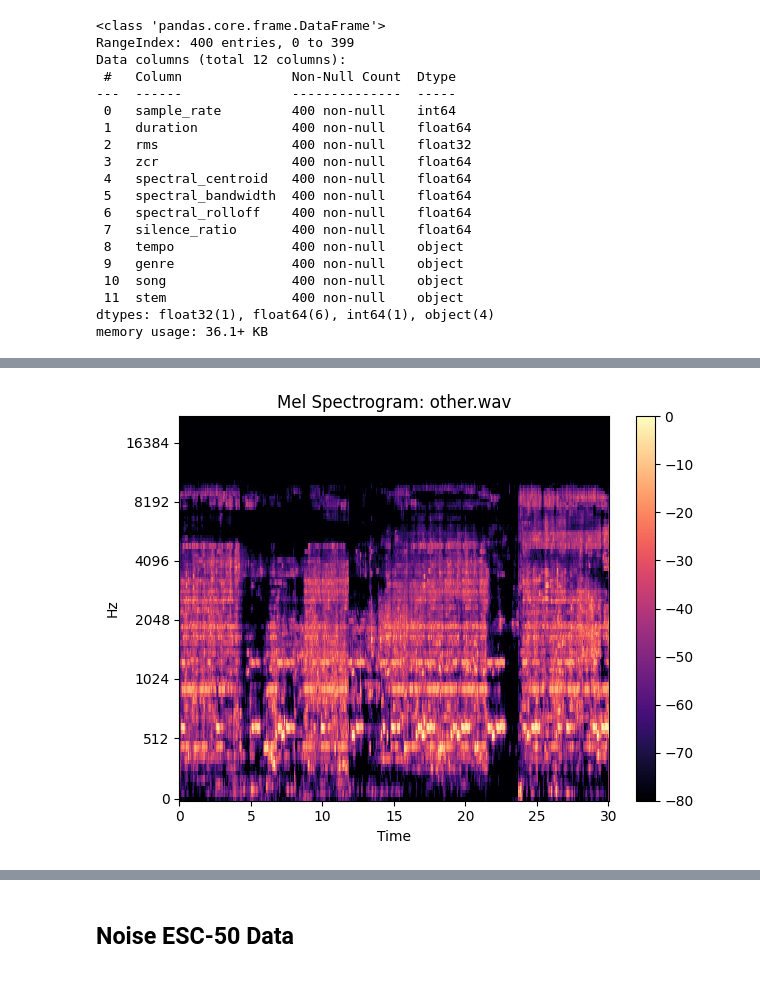
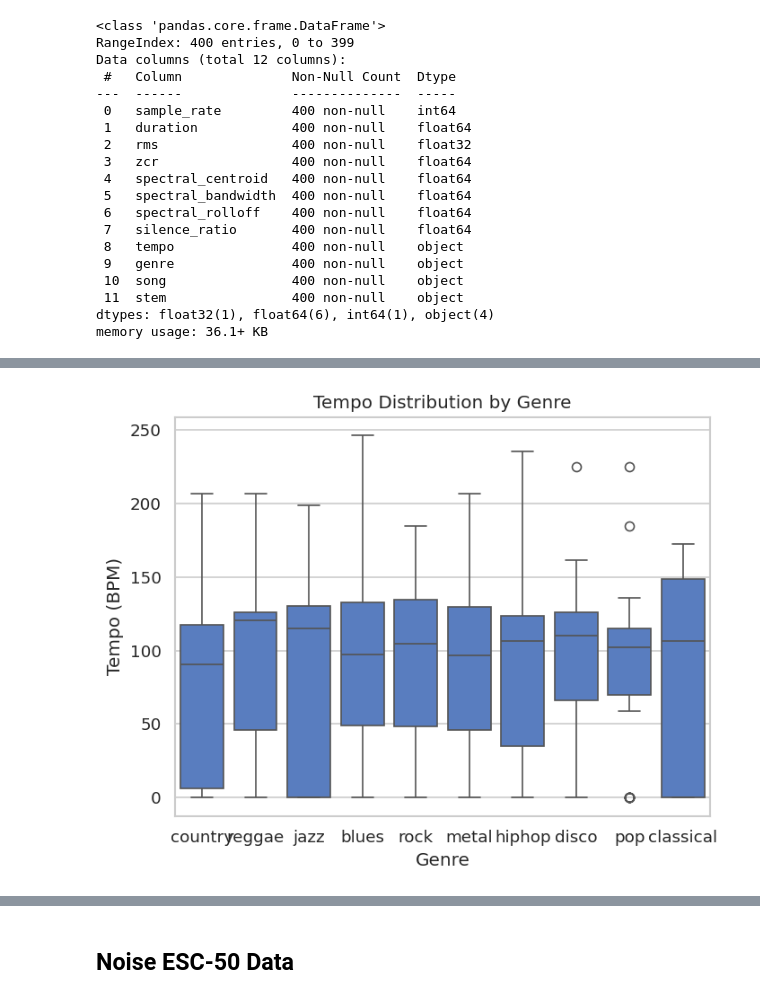
Before and after one commit to dhruvbansalup/MessyMashup, a Jupyter notebook: notebooks/EDA.ipynb, the cells around one changed output, grey strips where cells are left out. Drawn from its saved outputs; the diff is of its cells as text; code cells hidden in the pictures.

```diff
--- a/notebooks/EDA.ipynb
+++ b/notebooks/EDA.ipynb
@@ -234,19 +277,9 @@ plt.show()
-# %%
-# Helper function to plot mel spectrogram for a given audio file
-def plot_mel_spectrogram(file_path):
-    y, sr = librosa.load(file_path, sr=None)
-    S = librosa.feature.melspectrogram(y=y, sr=sr)
-    S_db = librosa.power_to_db(S, ref=np.max)
-
-    librosa.display.specshow(S_db, sr=sr, x_axis="time", y_axis="mel")
-    plt.colorbar()
-    plt.title(f"Mel Spectrogram: {file_path.name}")
-    plt.tight_layout()
-    plt.show()
-
-# Plot mel spectrogram for a random stem
-random_stem = audio_stats_df.sample(1).iloc[0]
-random_stem_path = GENRES_PATH / random_stem['genre'] / random_stem['song'] / random_stem['stem']
-plot_mel_spectrogram(random_stem_path)
-# %% [output]
-[figure, removed]
+# %%
+# Tempo by genre
+sns.boxplot(x='genre', y='tempo', data=audio_stats_df)
+plt.title("Tempo Distribution by Genre")
+plt.xlabel("Genre")
+plt.ylabel("Tempo (BPM)")
+plt.show()
+# %% [output]
+[figure, added]
```
Also changed, not shown: parts of 24 cells of this notebook, 12 other files.
